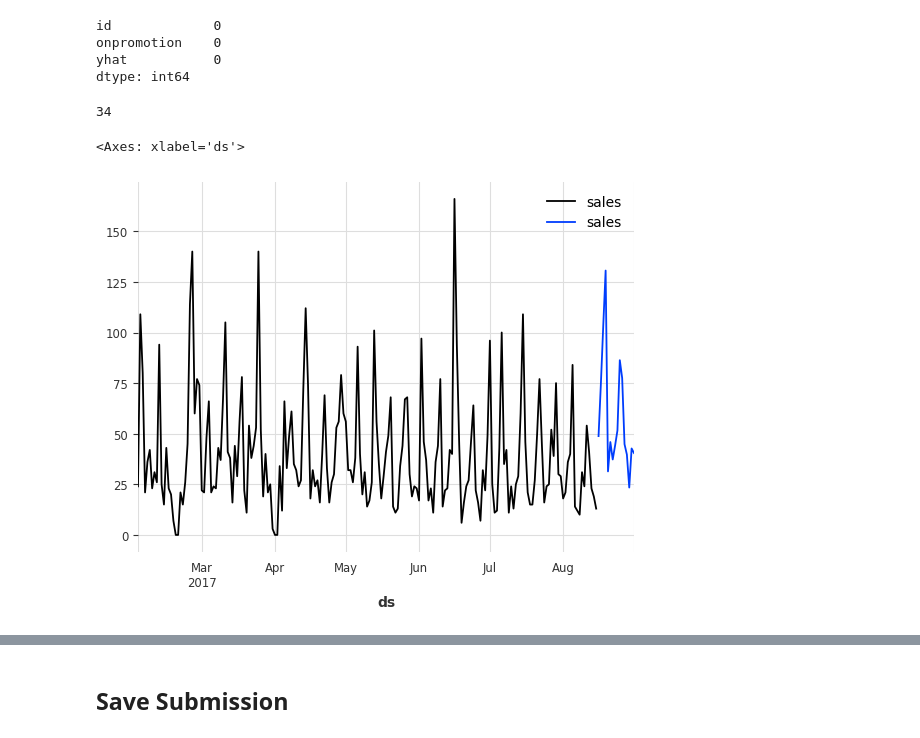
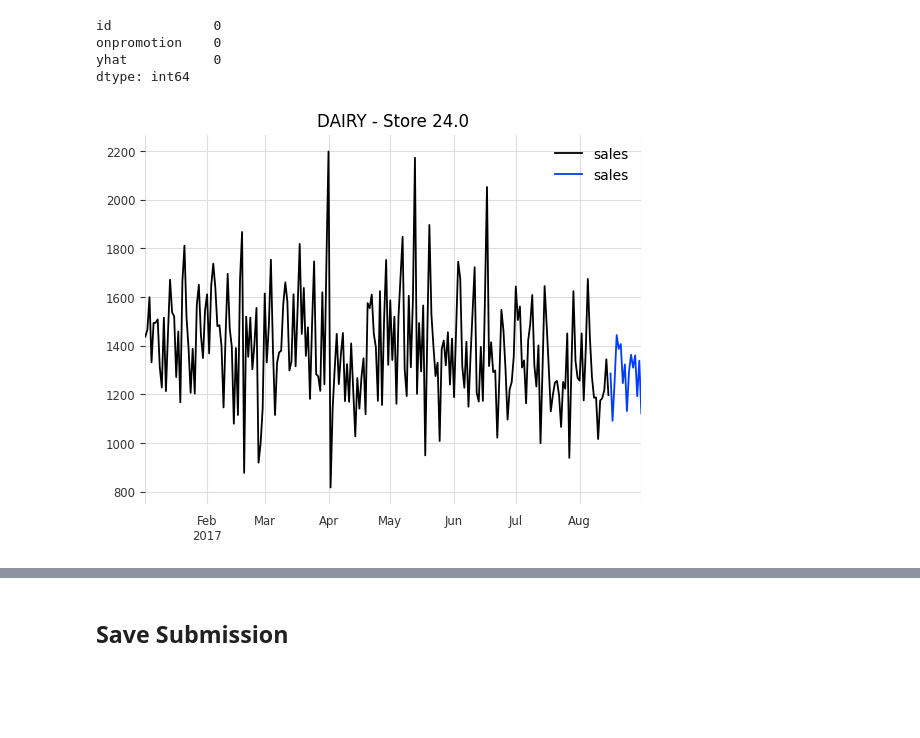
Before and after one commit to Tikhon-Radkevich/Store-Sales, a Jupyter notebook: notebooks/light_gbm/darts_draft.ipynb, the cells around one changed output, grey strips where cells are left out. Cells and saved outputs as stored; diff of their text form; code cells hidden in the pictures; blank space fills up the shorter version.

```diff
--- a/notebooks/light_gbm/darts_draft.ipynb
+++ b/notebooks/light_gbm/darts_draft.ipynb
@@ -227,0 +160,2 @@ eval_family_losses = evaluate()
+# %%
+best_lgb_models = tuner.fit_best()
@@ -270,4 +216,5 @@ Loss without LightGBM: 0.4177338467167706
 # %% [markdown]
 ## Submission
 # %%
-test_df_copy = baseline_prediction.copy()
+forecast_df = baseline_prediction.copy()
+forecast_df.set_index(["ds", "family", "store_nbr"], inplace=True)
@@ -297,5 +236,5 @@ def make_predictions():
 # %%
-prediction = make_predictions()
+prediction = make_predictions(best_lgb_models, forecast_df)
 
 prediction.isna().sum()
 # %% [output]
@@ -304,23 +243,29 @@ onpromotion    0
 yhat           0
 dtype: int64
 # %%
-store_nbr_i = 33
-family = "LIQUOR,WINE,BEER"
-store_nbr = data_series_id_dict[family][store_nbr_i]["store_nbr"]
-print(store_nbr)
+def make_forecast_plot(dataset, forecast, family, i_series, drop_before_date):
+    store_nbr = dataset[family].stores[i_series]
 
-vals = data_series_dict[family][store_nbr_i].drop_before(pd.Timestamp("2017-02-01")).pd_dataframe()
-vals.index.name = "ds"
+    vals = dataset[family].series[i_series].drop_before(drop_before_date).pd_dataframe()
+    vals.index.name = "ds"
+
+    con = (forecast["family"] == family) & (forecast["store_nbr"] == store_nbr)
+    predict_vals = forecast[con][["ds", "yhat"]]
+    predict_vals.rename(columns={"ds": "date", "yhat": "sales"}, inplace=True)
+    predict_vals.set_index("date", inplace=True)
+
+    title = f"{family} - Store {store_nbr}"
+    pd.concat([vals, predict_vals], axis=1).plot(title=title)
-# %% [output]
-34
 # %%
-plot_data = prediction.reset_index()
+i_series = 23
+family = "DAIRY"
 
-predict_vals = plot_data[((plot_data["family"] == family) & (plot_data["store_nbr"] == store_nbr))][["ds", "yhat"]]
-predict_vals.set_index("ds", inplace=True)
-predict_vals.rename(columns={"yhat": "sales"}, inplace=True)
+make_forecast_plot(
+    family=family,
+    i_series=i_series,
+    dataset=dataset,
+    forecast=prediction.reset_index(),
+    drop_before_date=pd.Timestamp("2017-01-01"),
+)
+# %% [output]
+[figure, added]
-# %%
-pd.concat([vals, predict_vals], axis=1).plot()
-# %% [output]
-<Axes: xlabel='ds'>
-[figure, removed]
```
Also changed, not shown: parts of 34 cells of this notebook.
